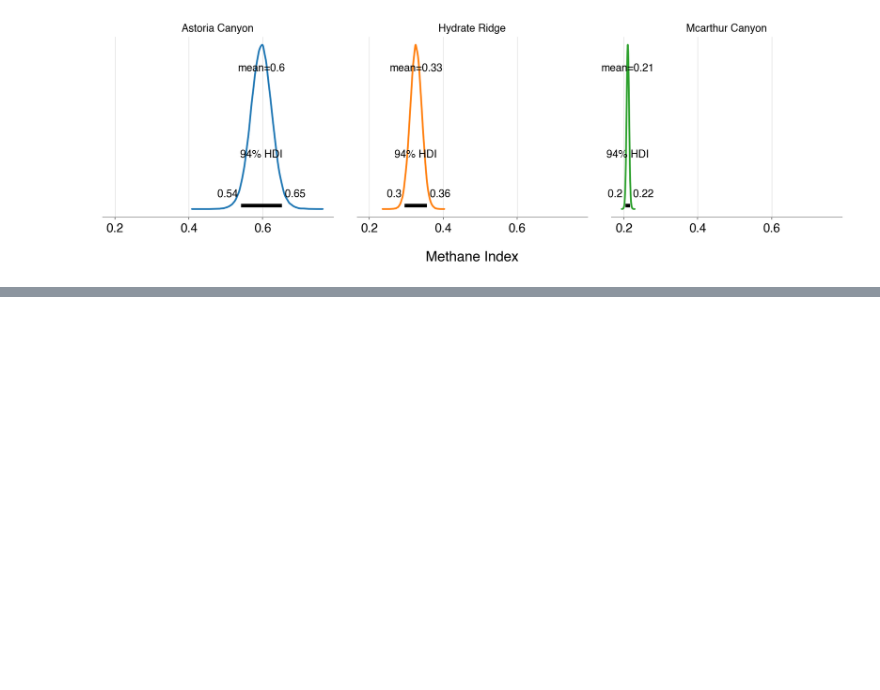
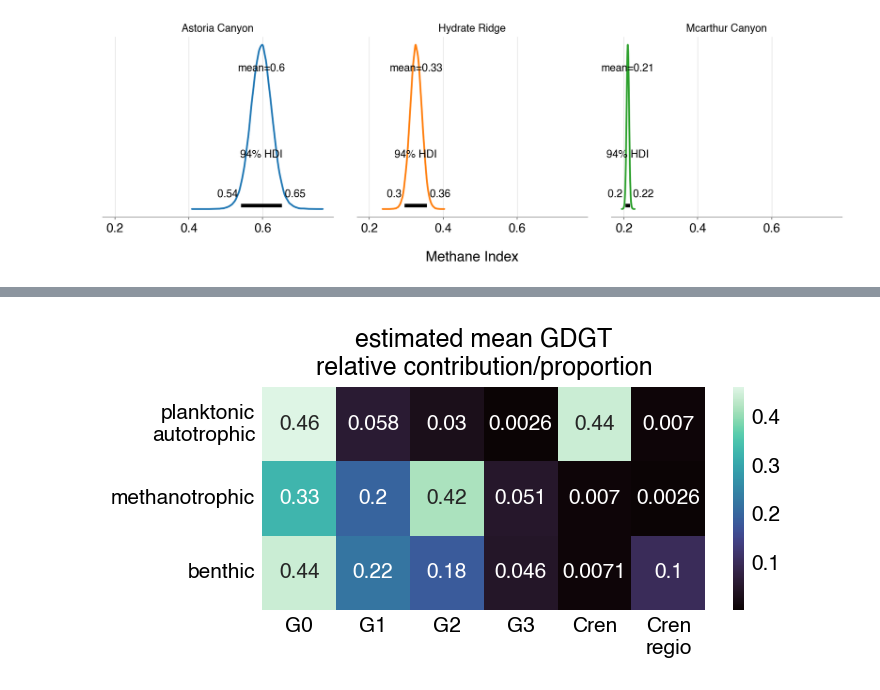
Before and after one commit to katherinekeller/cascadia-margin-lipids, a Jupyter notebook: analysis/model_figures.ipynb, the cells around one changed output, grey strips where cells are left out. Drawn from its saved outputs; the diff is of its cells as text; code cells hidden in the pictures; blank space fills up the shorter version.

```diff
--- a/analysis/model_figures.ipynb
+++ b/analysis/model_figures.ipynb
@@ -70,3 +96,12 @@ fig.tight_layout()
+# %%
+fig, ax = plt.subplots(figsize=(5, 2.5))
+sns.heatmap(post["X"].mean(dim=("chain", "draw")), annot=True, cmap="mako", ax=ax)
+ax.set_yticklabels([com.replace("/", "\n") for com in communities], rotation=0)
+ax.set_xticklabels([comp.replace(" ", "\n") for comp in GDGTs])
+ax.set_title("estimated mean GDGT\nrelative contribution/proportion")
+fig.tight_layout()
+# %% [output]
+[figure, added]
 # %%
 fig, axs = plt.subplots(3, 6, figsize=(14, 6), sharex=True)
 az.plot_density(
```
Also changed, not shown: parts of 7 cells of this notebook, 2 other files.
